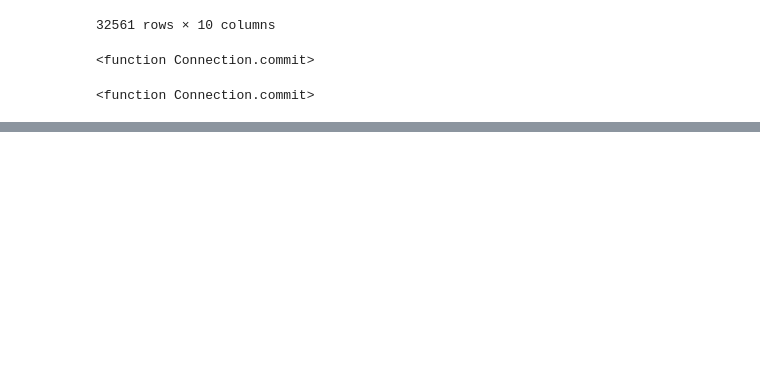
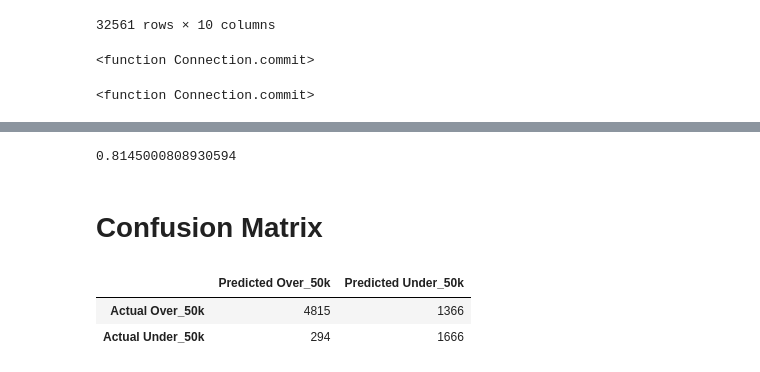
Before and after one commit to leonkelvin2000/fianance2, a Jupyter notebook: Data Base Read In.ipynb, the cells around one changed output, grey strips where cells are left out. Saved outputs shown, nothing was run; the diff lists cells and outputs as text; code cells hidden in the pictures; blank space fills up the shorter version.

```diff
--- a/Data Base Read In.ipynb
+++ b/Data Base Read In.ipynb
@@ -150,0 +173,2 @@ conn = sqlite3.connect('salary.db')
+# %%
+X_train, X_test, y_train, y_test = train_test_split(X, y, random_state=1, stratify=y)
@@ -150,0 +213,6 @@ conn = sqlite3.connect('salary.db')
+# %%
+# Instantiate the model
+ros = RandomOverSampler(random_state=1)
+# Resample the targets
+X_resampled, y_resampled = ros.fit_resample(X_train, y_train)
+Counter(y_resampled)
@@ -150,0 +221,6 @@ conn = sqlite3.connect('salary.db')
+# %%
+# Train the Logistic Regression model using the resampled data
+logreg = LogisticRegression(solver='lbfgs', random_state=1)
+
+# Fit
+logreg.fit(X_resampled, y_resampled)
@@ -150,0 +236,8 @@ conn = sqlite3.connect('salary.db')
+# %%
+# Calculated the balanced accuracy score
+y_pred = logreg.predict(X_test)
+balanced_accuracy_score(y_test, y_pred)
+# %% [output]
+0.8145000808930594
+# %% [markdown]
+# Confusion Matrix
@@ -150,0 +246,12 @@ conn = sqlite3.connect('salary.db')
+# %%
+# Display the confusion matrix
+cm = confusion_matrix(y_test, y_pred)
+
+# Create a DataFrame from the confusion matrix.
+cm_df = pd.DataFrame(
+    cm, index=["Actual Over_50k", "Actual Under_50k"], columns=["Predicted Over_50k", "Predicted Under_50k"])
+cm_df
+# %% [output]
+|  | Predicted Over_50k | Predicted Under_50k |
+| Actual Over_50k | 4815 | 1366 |
+| Actual Under_50k | 294 | 1666 |
```
Also changed, not shown: parts of 13 cells of this notebook, 4 other files.
